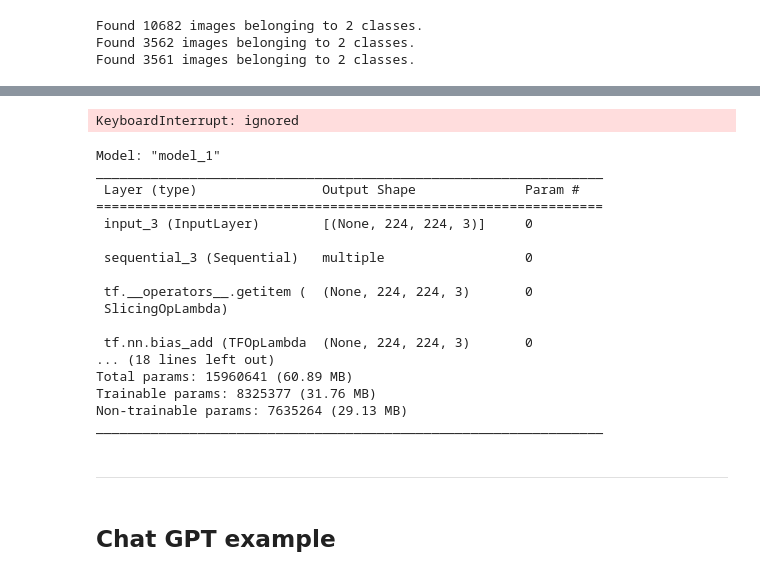
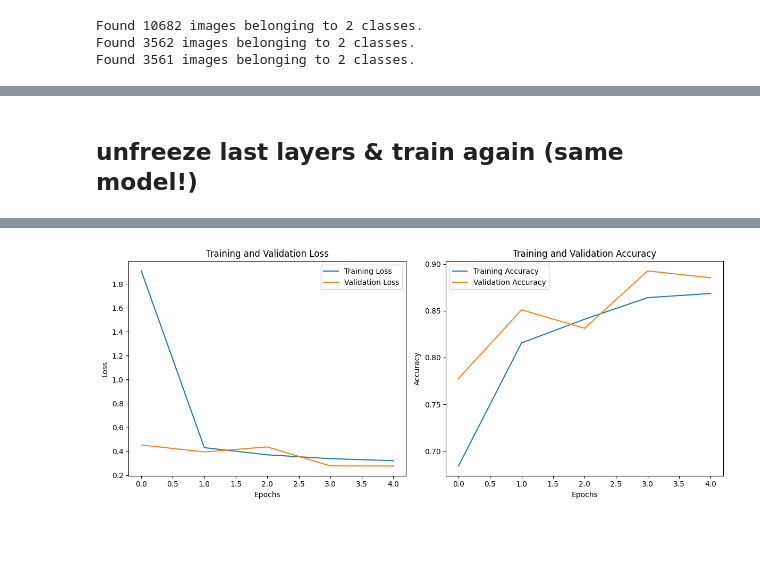
Before and after one commit to nicolez9911/colab, a Jupyter notebook: 04_melanoma.ipynb, the cells around one changed output, grey strips where cells are left out. Cells and saved outputs as stored; diff of their text form; code cells hidden in the pictures; blank space fills up the shorter version.

```diff
--- a/04_melanoma.ipynb
+++ b/04_melanoma.ipynb
@@ -218,16 +194,2 @@ conv_base.trainable = False
-# %%
-inputs = keras.Input(shape=(224, 224, 3))
-data_augmentation = keras.Sequential([])
-x = data_augmentation(inputs)
-x = keras.applications.vgg16.preprocess_input(x)
-x = conv_base(x)
-x = layers.MaxPooling2D(pool_size=2)(x)
-x = layers.Conv2D(filters=256, kernel_size=3, activation="relu")(x)
-x = layers.Flatten()(x)
-x = layers.Dropout(0.5)(x)
-x = layers.Dense(256)(x)
-outputs = layers.Dense(1, activation="sigmoid")(x)
-model = keras.Model(inputs, outputs)
-model.compile(loss="binary_crossentropy",
-optimizer="rmsprop",
-metrics=["accuracy"])
+# %% [markdown]
+## unfreeze last layers & train again (same model!)
@@ -234,16 +200,19 @@ metrics=["accuracy"])
 # %%
-model.compile(loss="binary_crossentropy",
-  optimizer="rmsprop",
-  metrics=["accuracy"])
-#model.summary()
+# Compile the model
+model.compile(loss='binary_crossentropy',
+              optimizer="rmsprop",
+              metrics=['accuracy']
+)
 # %%
-history = model.fit(train_dataset, validation_data=validation_dataset, epochs=10)
-
-test_loss = model.evaluate(test_dataset)
-validation_loss = model.evaluate(validation_dataset)
+epochs = 5
+history = model.fit(
+    train_dataset,
+    steps_per_epoch=train_dataset.samples // batch_size,
+    epochs=epochs,
+    validation_data=validation_dataset,
+    validation_steps=validation_dataset.samples // batch_size
+)
 
 plt = generate_plot(history)
 plt.show()
-
-test_loss, validation_loss
 # %% [output]
@@ -251 +229 @@ Epoch 1/10
-KeyboardInterrupt: ignored
+[figure, added]
@@ -256,23 +229,0 @@ for layer in conv_base.layers[:-4]:
-# %%
-model.compile(loss="binary_crossentropy",
-  optimizer="rmsprop",
-  metrics=["accuracy"])
-model.summary()
-# %% [output]
-Model: "model_1"
-_________________________________________________________________
- Layer (type)                Output Shape              Param #
-=================================================================
- input_3 (InputLayer)        [(None, 224, 224, 3)]     0
-
- sequential_3 (Sequential)   multiple                  0
-
- tf.__operators__.getitem (  (None, 224, 224, 3)       0
- SlicingOpLambda)
-
- tf.nn.bias_add (TFOpLambda  (None, 224, 224, 3)       0
-... (18 lines left out)
-Total params: 15960641 (60.89 MB)
-Trainable params: 8325377 (31.76 MB)
-Non-trainable params: 7635264 (29.13 MB)
-_________________________________________________________________
@@ -289,4 +229,0 @@ test_loss, validation_loss
-# %% [markdown]
-----
-# %% [markdown]
-## Chat GPT example
```
Also changed, not shown: parts of 25 cells of this notebook.
